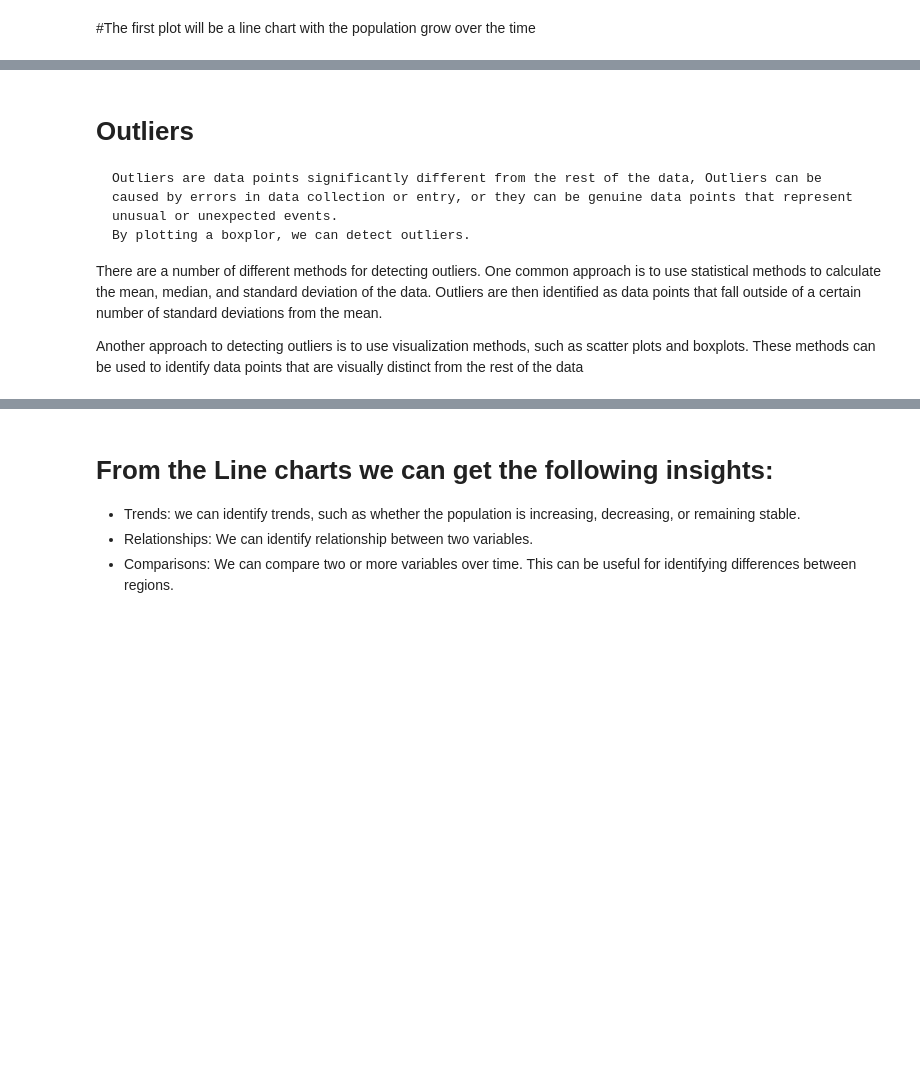
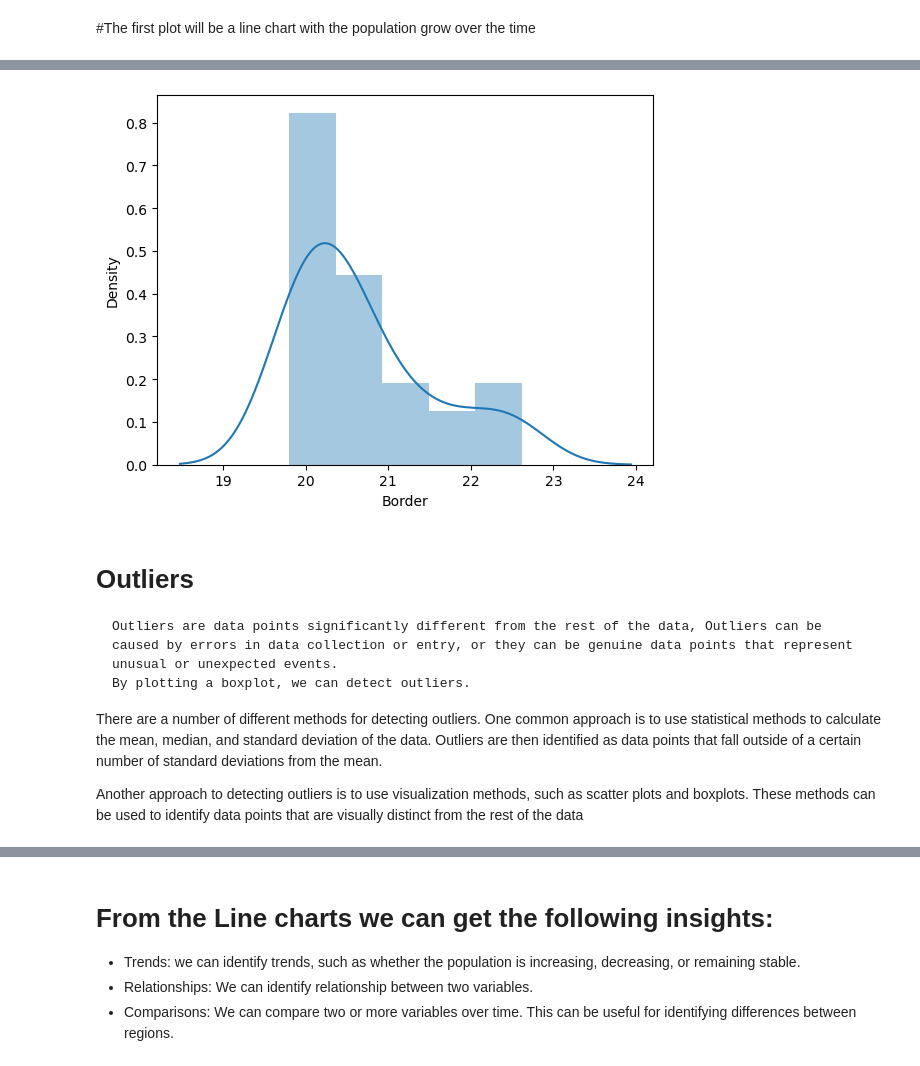
Before and after one commit to jmdtanalyst/MSC_DA_CA1, a Jupyter notebook: MSC_DA_CA1_Jose_Mario.ipynb, the cells around one changed output, grey strips where cells are left out. Cells and saved outputs as stored; diff of their text form; code cells hidden in the pictures; blank space fills up the shorter version.

```diff
--- a/MSC_DA_CA1_Jose_Mario.ipynb
+++ b/MSC_DA_CA1_Jose_Mario.ipynb
@@ -335,7 +442,11 @@ crime_df = crime_df.dropna()
+# %%
+sns.distplot(sqrtborder,hist=True);
+# %% [output]
+[figure, added]
 # %% [markdown]
 # Outliers
     Outliers are data points significantly different from the rest of the data, Outliers can be caused by errors in data collection or entry, or they can be genuine data points that represent unusual or unexpected events.
-    By plotting a boxplor, we can detect outliers.
+    By plotting a boxplot, we can detect outliers.
 
 There are a number of different methods for detecting outliers. One common approach is to use statistical methods to calculate the mean, median, and standard deviation of the data. Outliers are then identified as data points that fall outside of a certain number of standard deviations from the mean.
 
```
Also changed, not shown: parts of 18 cells of this notebook.
